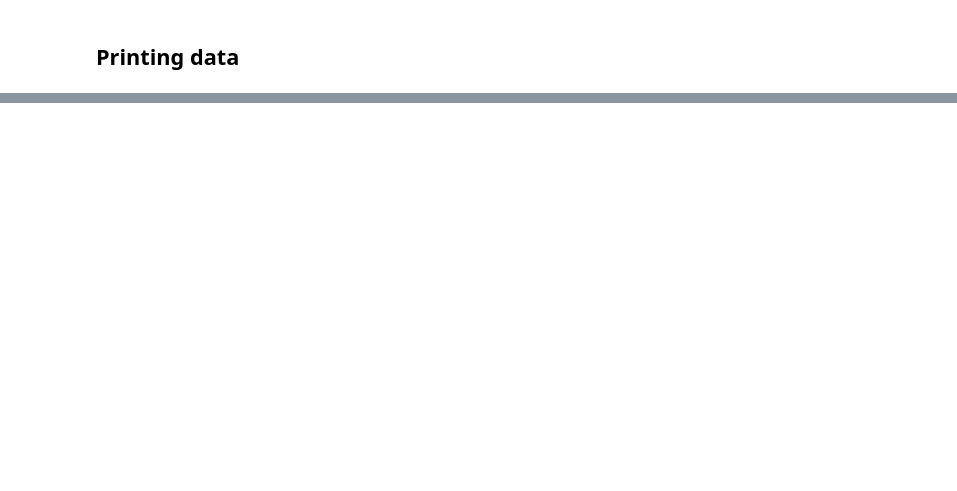
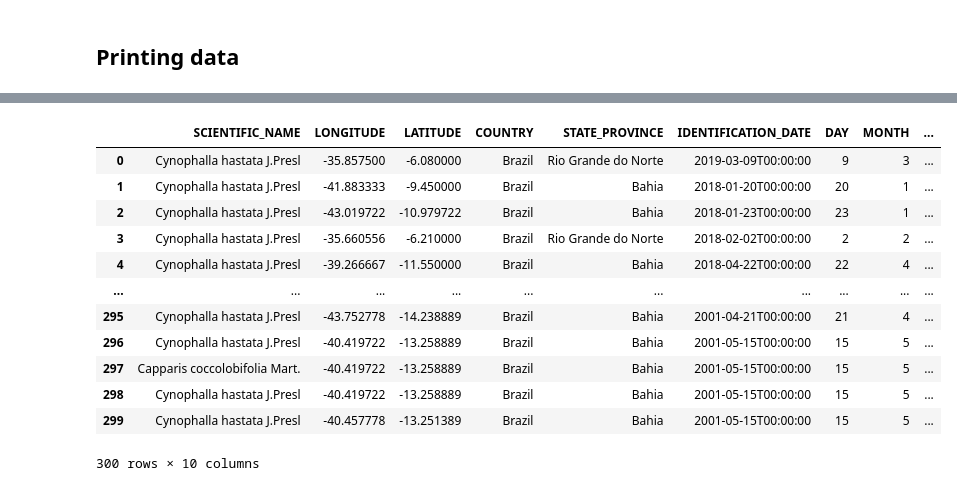
Before and after one commit to math-sasso/tcc--modeling-of-ecological-niches, a Jupyter notebook: research_coolabs/GBIF_Request.ipynb, the cells around one changed output, grey strips where cells are left out. Saved outputs shown, nothing was run; the diff lists cells and outputs as text; code cells hidden in the pictures; blank space fills up the shorter version.

```diff
--- a/research_coolabs/GBIF_Request.ipynb
+++ b/research_coolabs/GBIF_Request.ipynb
@@ -151,0 +364,16 @@ plot_location_map(gdf)
+# %%
+df
+# %% [output]
+|  | SCIENTIFIC_NAME | LONGITUDE | LATITUDE | COUNTRY | STATE_PROVINCE | IDENTIFICATION_DATE | DAY | MONTH | ... |
+| 0 | Cynophalla hastata J.Presl | -35.857500 | -6.080000 | Brazil | Rio Grande do Norte | 2019-03-09T00:00:00 | 9 | 3 | ... |
+| 1 | Cynophalla hastata J.Presl | -41.883333 | -9.450000 | Brazil | Bahia | 2018-01-20T00:00:00 | 20 | 1 | ... |
+| 2 | Cynophalla hastata J.Presl | -43.019722 | -10.979722 | Brazil | Bahia | 2018-01-23T00:00:00 | 23 | 1 | ... |
+| 3 | Cynophalla hastata J.Presl | -35.660556 | -6.210000 | Brazil | Rio Grande do Norte | 2018-02-02T00:00:00 | 2 | 2 | ... |
+| 4 | Cynophalla hastata J.Presl | -39.266667 | -11.550000 | Brazil | Bahia | 2018-04-22T00:00:00 | 22 | 4 | ... |
+| ... | ... | ... | ... | ... | ... | ... | ... | ... | ... |
+| 295 | Cynophalla hastata J.Presl | -43.752778 | -14.238889 | Brazil | Bahia | 2001-04-21T00:00:00 | 21 | 4 | ... |
+| 296 | Cynophalla hastata J.Presl | -40.419722 | -13.258889 | Brazil | Bahia | 2001-05-15T00:00:00 | 15 | 5 | ... |
+| 297 | Capparis coccolobifolia Mart. | -40.419722 | -13.258889 | Brazil | Bahia | 2001-05-15T00:00:00 | 15 | 5 | ... |
+| 298 | Cynophalla hastata J.Presl | -40.419722 | -13.258889 | Brazil | Bahia | 2001-05-15T00:00:00 | 15 | 5 | ... |
+| 299 | Cynophalla hastata J.Presl | -40.457778 | -13.251389 | Brazil | Bahia | 2001-05-15T00:00:00 | 15 | 5 | ... |
+300 rows × 10 columns
```
Also changed, not shown: parts of 37 cells of this notebook, 16 other files.
